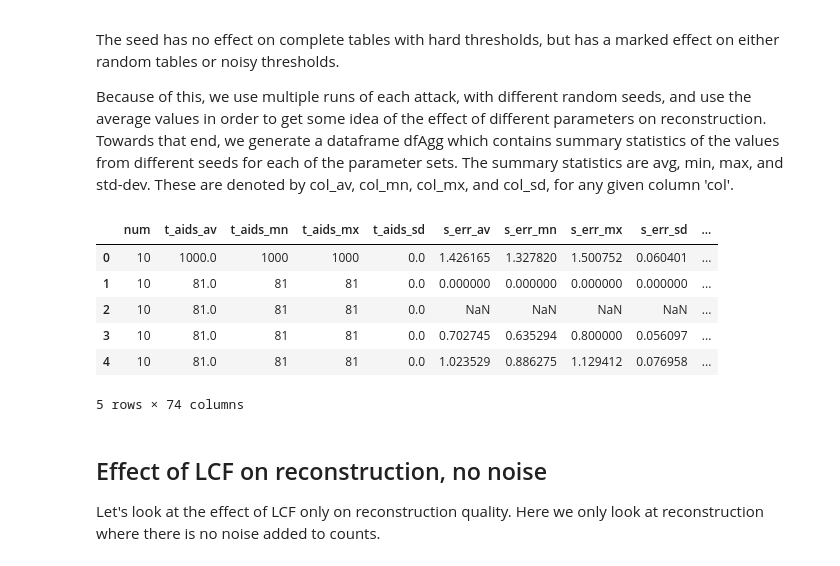
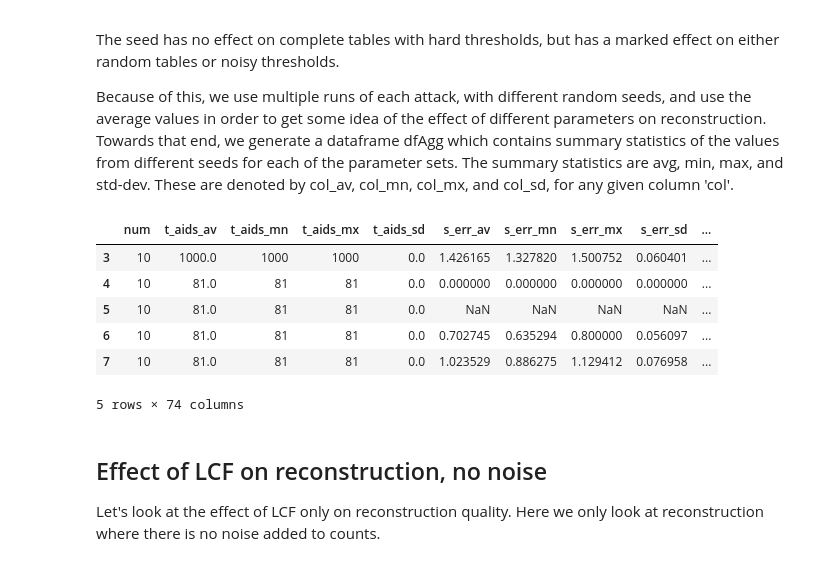
Before and after one commit to iaBIH/attacker, a Jupyter notebook: linearReconstruction/basic.ipynb, the cells around one changed output. Cells and saved outputs as stored; diff of their text form; code cells hidden in the pictures.

```diff
--- a/linearReconstruction/basic.ipynb
+++ b/linearReconstruction/basic.ipynb
@@ -16,6 +16,10 @@ stdout = sys.stdout
 
 rg = results.resultGatherer()
 dfAll,dfAgg = rg.gatherResults()
+# Make core data sets that exclude outlier experiments
+# (this query includes v_nsds = NaN rows)
+dfCore = dfAll.query('not (v_nsds > 4)')
+dfAggCore = dfAgg.query('not (v_nsds > 4)')
 # %% [markdown]
 First let's look at the first few rows of data. Columns starting with `a_` are the anonymization paramaters. Those with `t_` are the table parameters, and with `v_` are the solver parameters. Those with `s_` are the solution results. Appendix B contains a description of the experimental parameters and results.
 # %%
@@ -74,14 +78,14 @@ The seed has no effect on complete tables with hard thresholds, but has a marked
 
 Because of this, we use multiple runs of each attack, with different random seeds, and use the average values in order to get some idea of the effect of different parameters on reconstruction. Towards that end, we generate a dataframe dfAgg which contains summary statistics of the values from different seeds for each of the parameter sets. The summary statistics are avg, min, max, and std-dev. These are denoted by col_av, col_mn, col_mx, and col_sd, for any given column 'col'.
 # %%
-display(dfAgg.head())
+display(dfAggCore.head())
 # %% [output]
 |  | num | t_aids_av | t_aids_mn | t_aids_mx | t_aids_sd | s_err_av | s_err_mn | s_err_mx | s_err_sd | ... |
-| 0 | 10 | 1000.0 | 1000 | 1000 | 0.0 | 1.426165 | 1.327820 | 1.500752 | 0.060401 | ... |
-| 1 | 10 | 81.0 | 81 | 81 | 0.0 | 0.000000 | 0.000000 | 0.000000 | 0.000000 | ... |
-| 2 | 10 | 81.0 | 81 | 81 | 0.0 | NaN | NaN | NaN | NaN | ... |
-| 3 | 10 | 81.0 | 81 | 81 | 0.0 | 0.702745 | 0.635294 | 0.800000 | 0.056097 | ... |
-| 4 | 10 | 81.0 | 81 | 81 | 0.0 | 1.023529 | 0.886275 | 1.129412 | 0.076958 | ... |
+| 3 | 10 | 1000.0 | 1000 | 1000 | 0.0 | 1.426165 | 1.327820 | 1.500752 | 0.060401 | ... |
+| 4 | 10 | 81.0 | 81 | 81 | 0.0 | 0.000000 | 0.000000 | 0.000000 | 0.000000 | ... |
+| 5 | 10 | 81.0 | 81 | 81 | 0.0 | NaN | NaN | NaN | NaN | ... |
+| 6 | 10 | 81.0 | 81 | 81 | 0.0 | 0.702745 | 0.635294 | 0.800000 | 0.056097 | ... |
+| 7 | 10 | 81.0 | 81 | 81 | 0.0 | 1.023529 | 0.886275 | 1.129412 | 0.076958 | ... |
 5 rows × 74 columns
 # %% [markdown]
 ## Effect of LCF on reconstruction, no noise
```
Also changed, not shown: parts of 13 cells of this notebook.
